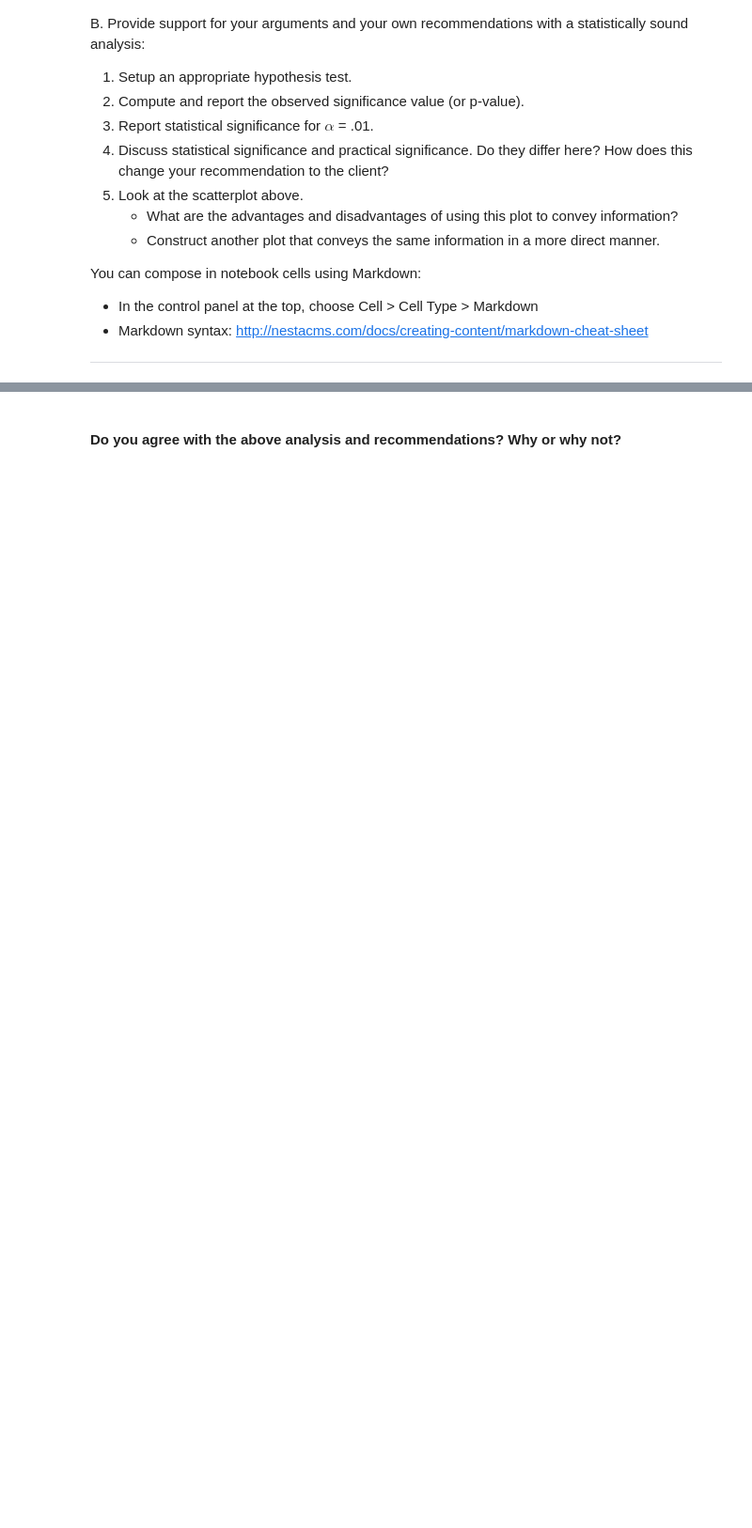
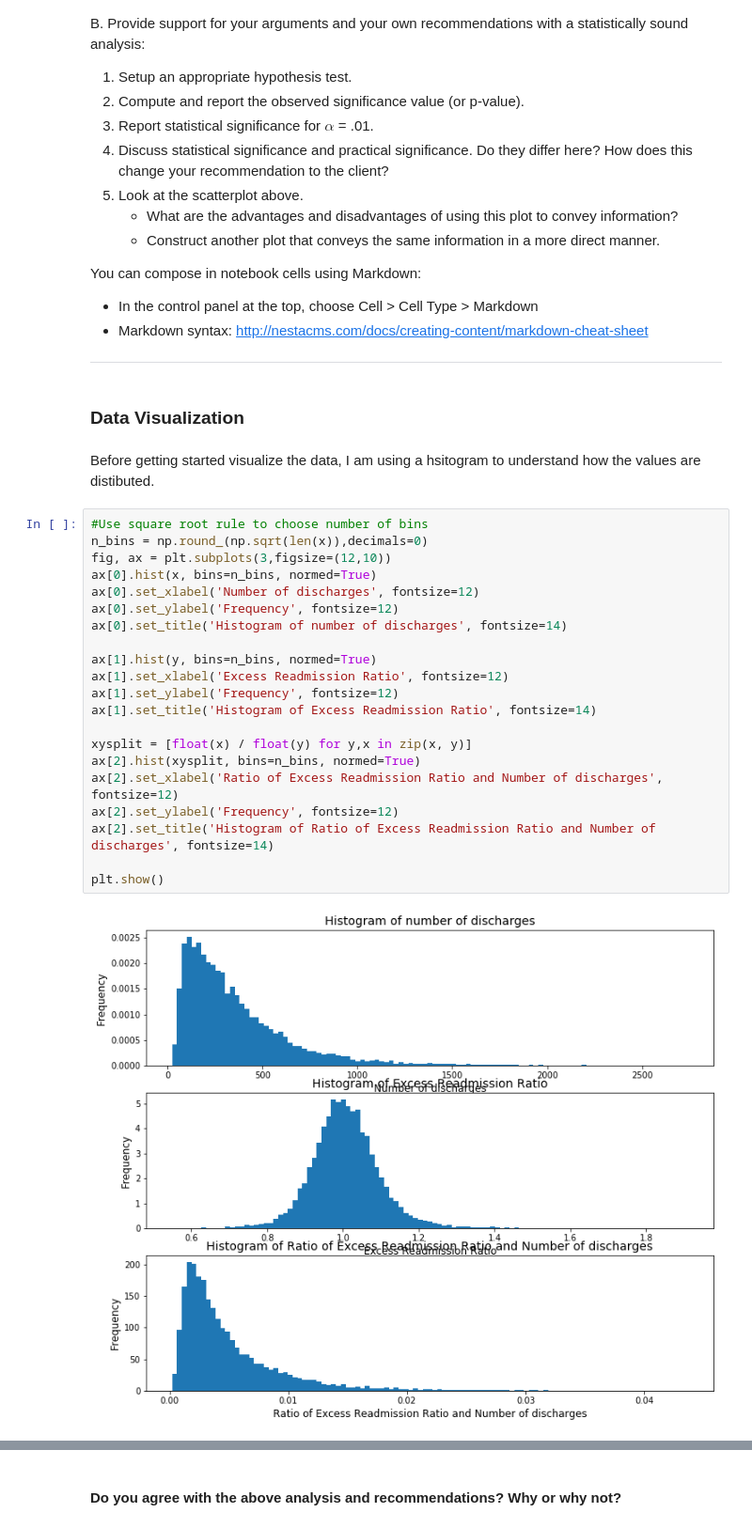
Before and after one commit to ddronamraju/DataScienceTrack, a Jupyter notebook: 6. Inferential Statistics- Hospital Readmissions rate/1508961248_hospital_readmit/hospital_readmit/sliderule_dsi_inferential_statistics_exercise_3.ipynb, the cells around one changed output, grey strips where cells are left out. Shown at 94% size. Saved outputs shown, nothing was run; the diff lists cells and outputs as text; blank space fills up the shorter version.

Commit message:
inferential stats- hospital readmissions

```diff
--- a/6. Inferential Statistics- Hospital Readmissions rate/1508961248_hospital_readmit/hospital_readmit/sliderule_dsi_inferential_statistics_exercise_3.ipynb
+++ b/6. Inferential Statistics- Hospital Readmissions rate/1508961248_hospital_readmit/hospital_readmit/sliderule_dsi_inferential_statistics_exercise_3.ipynb
@@ -110,3 +113,30 @@ You can compose in notebook cells using Markdown:
 + In the control panel at the top, choose Cell > Cell Type > Markdown
 + Markdown syntax: http://nestacms.com/docs/creating-content/markdown-cheat-sheet
 ****
+# %% [markdown]
+### Data Visualization
+# %% [markdown]
+Before getting started visualize the data, I am using a hsitogram to understand how the values are distibuted.
+# %%
+#Use square root rule to choose number of bins
+n_bins = np.round_(np.sqrt(len(x)),decimals=0)
+fig, ax = plt.subplots(3,figsize=(12,10))
+ax[0].hist(x, bins=n_bins, normed=True)
+ax[0].set_xlabel('Number of discharges', fontsize=12)
+ax[0].set_ylabel('Frequency', fontsize=12)
+ax[0].set_title('Histogram of number of discharges', fontsize=14)
+
+ax[1].hist(y, bins=n_bins, normed=True)
+ax[1].set_xlabel('Excess Readmission Ratio', fontsize=12)
+ax[1].set_ylabel('Frequency', fontsize=12)
+ax[1].set_title('Histogram of Excess Readmission Ratio', fontsize=14)
+
+xysplit = [float(x) / float(y) for y,x in zip(x, y)]
+ax[2].hist(xysplit, bins=n_bins, normed=True)
+ax[2].set_xlabel('Ratio of Excess Readmission Ratio and Number of discharges', fontsize=12)
+ax[2].set_ylabel('Frequency', fontsize=12)
+ax[2].set_title('Histogram of Ratio of Excess Readmission Ratio and Number of discharges', fontsize=14)
+
+plt.show()
+# %% [output]
+[figure, added]
```
Also changed, not shown: parts of 30 cells of this notebook.
